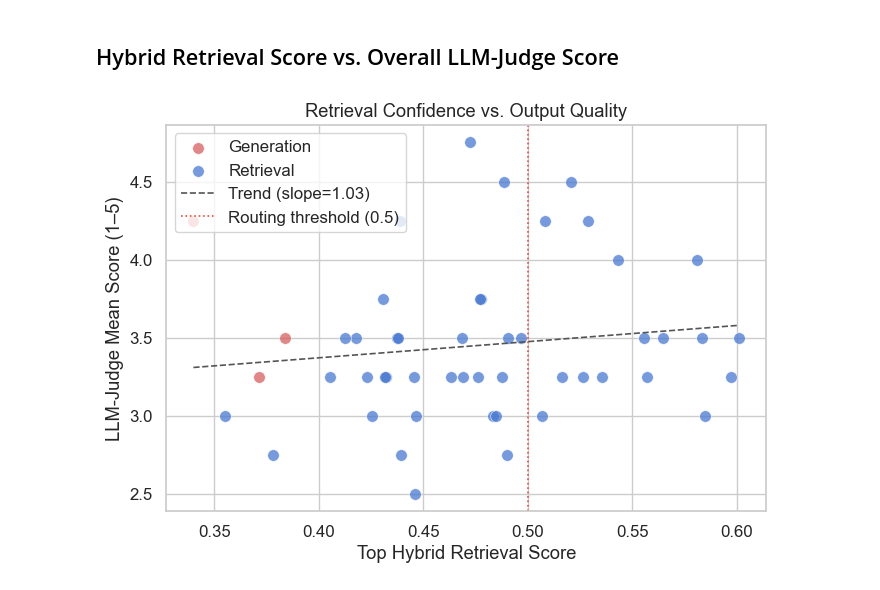
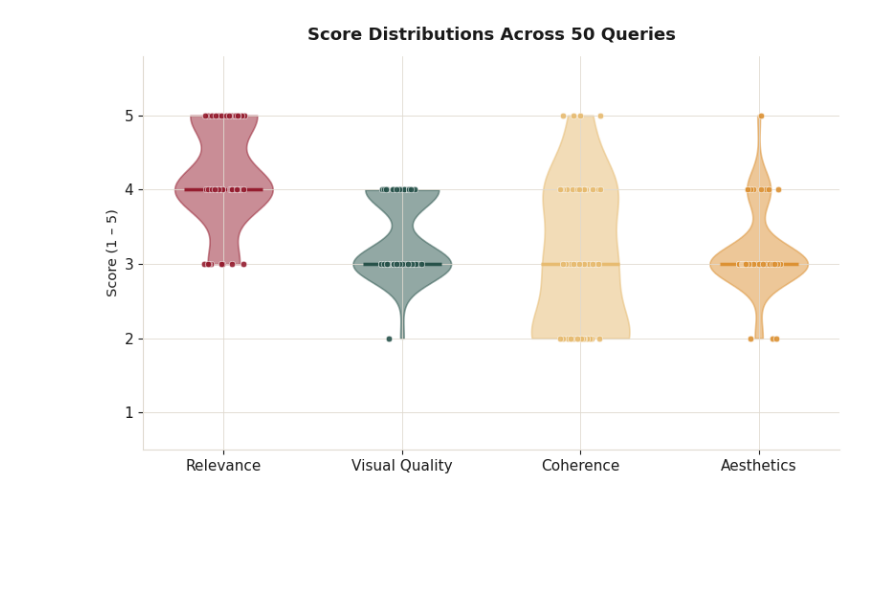
Before and after one commit to NandiniKodali988/SmartMatch, a Jupyter notebook: src/evaluation/plots.ipynb, the cells around one changed output. Saved outputs shown, nothing was run; the diff lists cells and outputs as text; code cells hidden in the pictures; blank space fills up the shorter version.

```diff
--- a/src/evaluation/plots.ipynb
+++ b/src/evaluation/plots.ipynb
@@ -84,25 +109,47 @@ Passing `palette` without assigning `hue` is deprecated and will be removed in v
-# %% [markdown]
-## Hybrid Retrieval Score vs. Overall LLM-Judge Score
-# %%
-palette = {'retrieval': COLORS[0], 'generation': COLORS[3]}
-
-fig, ax = plt.subplots(figsize=(7, 5))
-for route, grp in df.groupby('routing_decision'):
-    ax.scatter(grp['top_hybrid_score'], grp['mean_score'],
-               color=palette[route], label=route.capitalize(),
-               alpha=0.75, edgecolors='white', linewidths=0.5, s=70)
-
-m, b = np.polyfit(df['top_hybrid_score'], df['mean_score'], 1)
-xs = np.linspace(df['top_hybrid_score'].min(), df['top_hybrid_score'].max(), 100)
-ax.plot(xs, m*xs + b, color='#555', linestyle='--', linewidth=1.2, label=f'Trend (slope={m:.2f})')
-ax.axvline(0.5, color='#e74c3c', linestyle=':', linewidth=1.2, label='Routing threshold (0.5)')
-
-ax.set_xlabel('Top Hybrid Retrieval Score')
-ax.set_ylabel('LLM-Judge Mean Score (1–5)')
-ax.set_title('Retrieval Confidence vs. Output Quality')
-ax.legend()
-plt.tight_layout()
-plt.savefig(PLOT_DIR / 'hybrid_vs_quality.png', dpi=150)
-plt.show()
-# %% [output]
-[figure, removed]
+# %%
+
+# ──────────────────────────────────────────────────────────────────────────
+# 2. Score Distributions – violin + jittered dots
+# ──────────────────────────────────────────────────────────────────────────
+long_df = (df[criteria]
+           .rename(columns=dict(zip(criteria, labels_1L)))
+           .melt(var_name='Criterion', value_name='Score'))
+
+fig, ax = plt.subplots(figsize=(8, 5))
+
+vp = ax.violinplot(
+    [df[c].values for c in criteria],
+    positions=range(len(criteria)),
+    widths=0.55, showmedians=False, showextrema=False
+)
+for i, body in enumerate(vp['bodies']):
+    body.set_facecolor(PALETTE[i])
+    body.set_alpha(0.5)
+    body.set_edgecolor(PALETTE[i])
+    body.set_linewidth(1.2)
+
+# Median line
+for i, c in enumerate(criteria):
+    med = df[c].median()
+    ax.hlines(med, i - 0.22, i + 0.22,
+              color=PALETTE[i], linewidth=2.5, zorder=4)
+
+# Jittered dots
+rng = np.random.default_rng(42)
+for i, c in enumerate(criteria):
+    jitter = rng.uniform(-0.12, 0.12, size=len(df))
+    ax.scatter(i + jitter, df[c].values,
+               color=PALETTE[i], alpha=0.90, s=22, zorder=5,
+               edgecolors='white', linewidth=0.4)
+
+ax.set_xticks(range(len(criteria)))
+ax.set_xticklabels(labels_1L)
+ax.set_ylim(0.5, 5.8)
+ax.set_ylabel('Score (1 – 5)')
+ax.set_title('Score Distributions Across 50 Queries', pad=12)
+
+plt.tight_layout()
+plt.savefig(PLOT_DIR / '02_distributions.png', dpi=150, bbox_inches='tight')
+plt.show()
+# %% [output]
+[figure, added]
```
Also changed, not shown: parts of 23 cells of this notebook, 12 other files.
